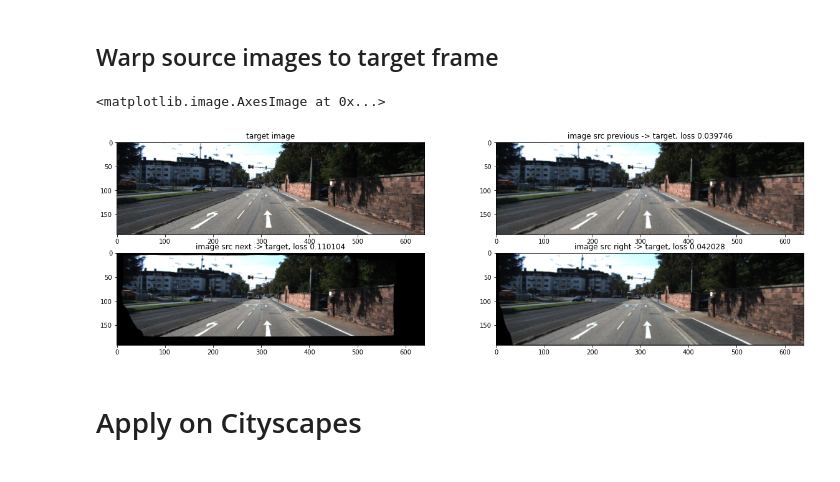
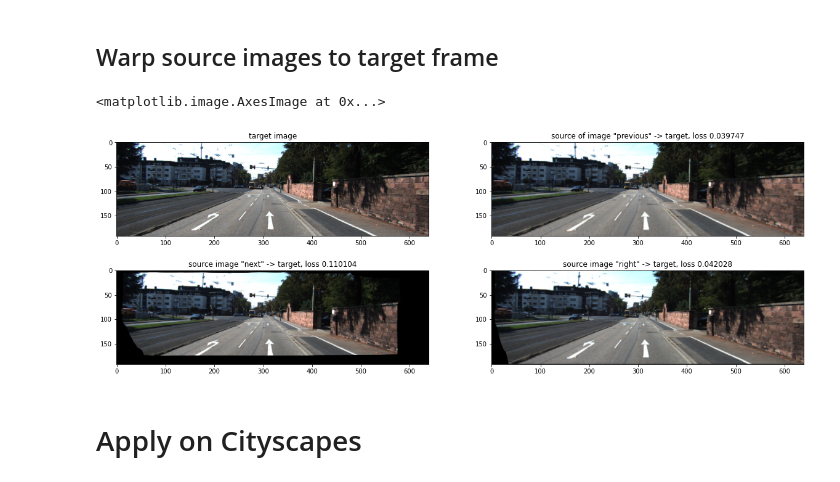
Before and after one commit to Willyzw/monodepth2, a Jupyter notebook: monodepth2_handson.ipynb, the cells around one changed output. Drawn from its saved outputs; the diff is of its cells as text; code cells hidden in the pictures.

```diff
--- a/monodepth2_handson.ipynb
+++ b/monodepth2_handson.ipynb
@@ -170,38 +164,43 @@ _, depth_target = disp_to_depth(disp_target, min_depth=0.1, max_depth=100)
 
 backproject_depth = BackprojectDepth(1, feed_height, feed_width).cuda()
 project_3d = Project3D(1, feed_height, feed_width).cuda()
 
+# model was trained with a nomial baseline of 0.1 units
 stereo_T = np.eye(4, dtype=np.float32)
 stereo_T[0, 3] = -0.1
+
+# back project the pixels of target image to 3D space
 cam_points_target = backproject_depth(depth_target, torch.FloatTensor(K_inv[np.newaxis,:]).cuda())
+
+# transform the 3d pixel coordinates from target frame to source frame and then project to 2d plane
 pix_coords_src_prev = project_3d(cam_points_target, torch.FloatTensor(K[np.newaxis,:]).cuda(), src_prev_T_target)
 pix_coords_src_next = project_3d(cam_points_target, torch.FloatTensor(K[np.newaxis,:]).cuda(), src_next_T_target)
 pix_coords_src_right = project_3d(cam_points_target, torch.FloatTensor(K[np.newaxis,:]).cuda(), torch.from_numpy(stereo_T).cuda())
 
 with torch.no_grad():
     img_src_prev_warped = F.grid_sample(img_src_prev_torch, pix_coords_src_prev, padding_mode="zeros")
     img_src_next_warped = F.grid_sample(img_src_next_torch, pix_coords_src_next, padding_mode="zeros")
     img_src_right_warped = F.grid_sample(img_src_right_torch, pix_coords_src_right, padding_mode="zeros")
 
-plt.figure(figsize=(20, 6))
+plt.figure(figsize=(20, 7))
 plt.subplot(221)
 plt.title('target image')
 plt.imshow(img_target_resized)
 plt.subplot(222)
 l1 = torch.abs(img_src_prev_warped-img_target_torch).mean()
-plt.title('image src previous -> target, loss %f'%l1)
+plt.title('source of image "previous" -> target, loss %f'%l1)
 plt.imshow(img_src_prev_warped.cpu().numpy()[0].transpose(1, 2, 0))
 plt.subplot(223)
 l1 = torch.abs(img_src_next_warped-img_target_torch).mean()
-plt.title('image src next -> target, loss %f'%l1)
+plt.title('source image "next" -> target, loss %f'%l1)
 plt.imshow(img_src_next_warped.cpu().numpy()[0].transpose(1, 2, 0))
 plt.subplot(224)
 l1 = torch.abs(img_src_right_warped-img_target_torch).mean()
-plt.title('image src right -> target, loss %f'%l1)
+plt.title('source image "right" -> target, loss %f'%l1)
 plt.imshow(img_src_right_warped.cpu().numpy()[0].transpose(1, 2, 0))
 # %% [output]
 <matplotlib.image.AxesImage at 0x...>
-[figure, old version]
+[figure, new version]
 # %% [markdown]
 # Apply on Cityscapes
 # %%
```
Also changed, not shown: parts of 6 cells of this notebook.
